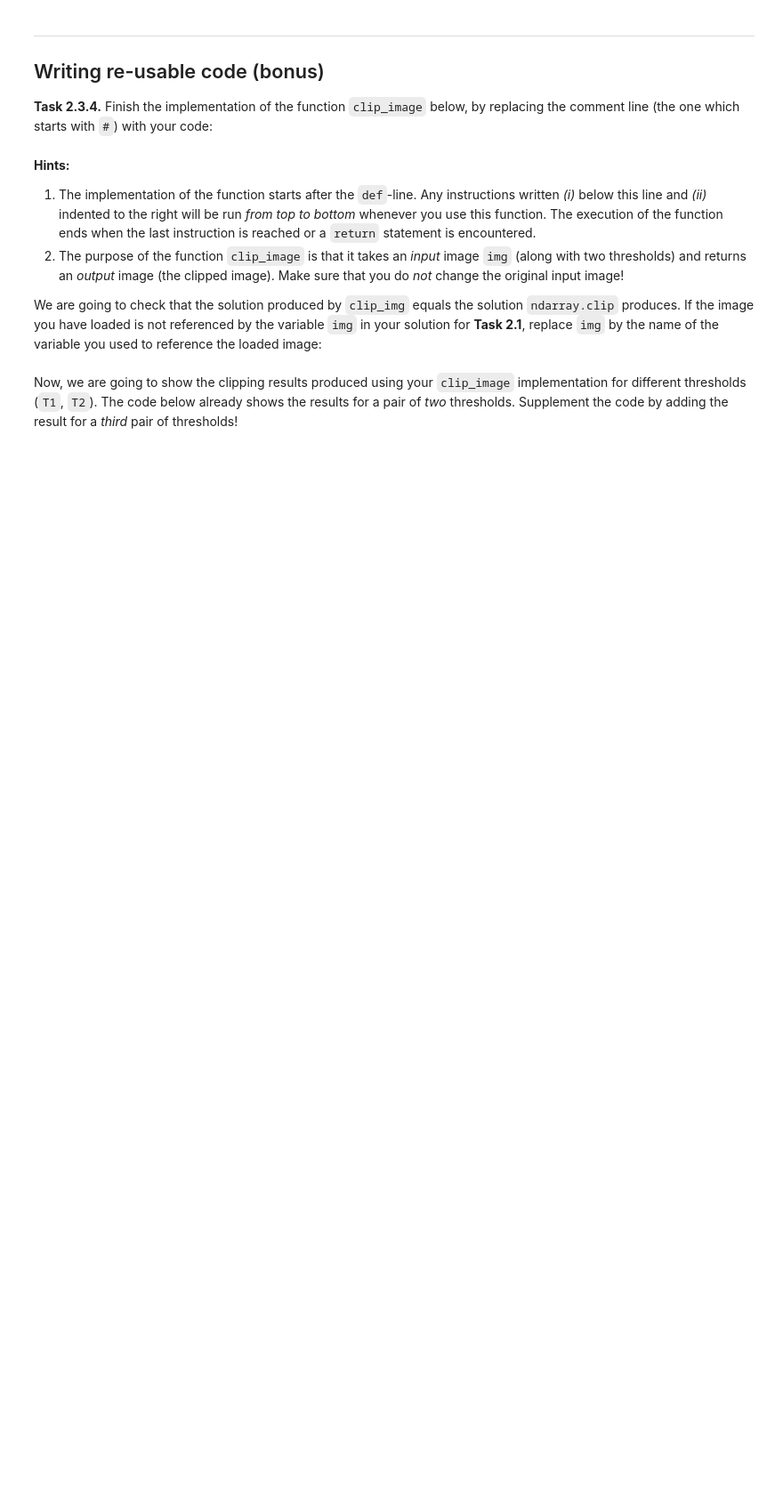
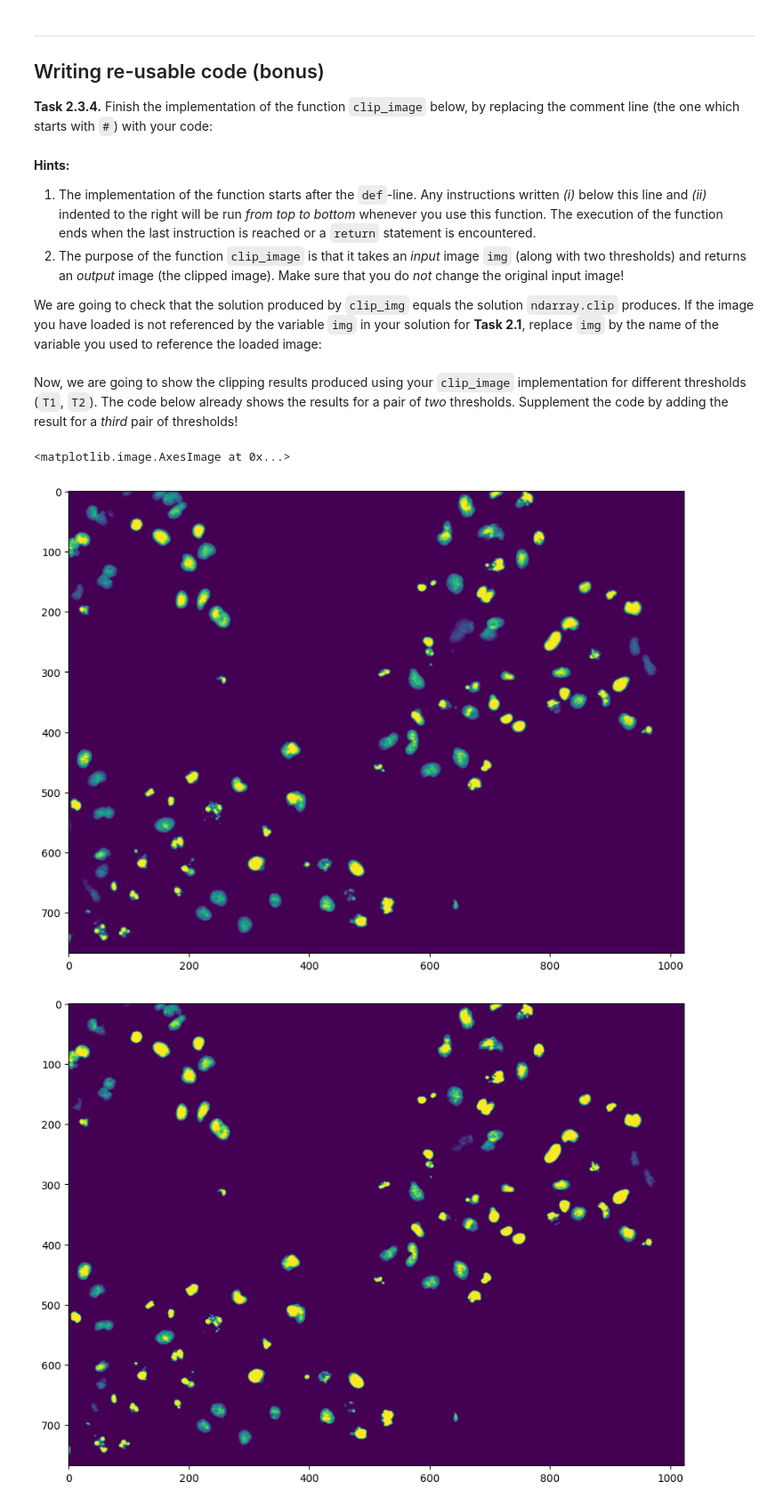
Before and after one commit to haanhta/mobi-fs3-python, a Jupyter notebook: task2.ipynb, the cells around one changed output. Shown at 89% size. Cells and saved outputs as stored; diff of their text form; code cells hidden in the pictures; blank space fills up the shorter version.

```diff
--- a/task2.ipynb
+++ b/task2.ipynb
@@ -104,10 +104,16 @@ plt.colorbar()
 ## Writing re-usable code (bonus)
 
 **<a id="#">Task 2.3.4.</a>** Finish the implementation of the function `clip_image` below, by replacing the comment line (the one which starts with `#`) with your code:
-# %%
-def clip_image(img, T1, T2):
-    # here goes your code
-    return result
+# %%
+def clip_image(img, T1, T2):
+    # here goes your code
+    clipped_img1 = img.copy()
+    for i,j in numpy.ndindex(img.shape):
+        if img[i, j] < T1:
+                clipped_img1[i, j] = T1
+        elif img[i, j] > T2:
+                clipped_img1[i, j] = T2
+    return clipped_img1
 # %% [markdown]
 **Hints:**
 1. The implementation of the function starts after the `def`-line. Any instructions written *(i)* below this line and *(ii)* indented to the right will be run *from top to bottom* whenever you use this function. The execution of the function ends when the last instruction is reached or a `return` statement is encountered.
@@ -121,8 +128,14 @@ Now, we are going to show the clipping results produced using your `clip_image`
 # %%
 plt.figure(figsize=(15,8))
 plt.imshow(clip_image(img, 0.2, 0.8))
 
 plt.figure(figsize=(15,8))
 plt.imshow(clip_image(img, 0.3, 0.7))
 
 # here goes your code
+plt.figure(figsize=(15,8))
+plt.imshow(clip_image(img, 0.1, 0.9))
+# %% [output]
+<matplotlib.image.AxesImage at 0x...>
+[figure, added]
+[figure, added]
```
Also changed, not shown: parts of 3 cells of this notebook.
